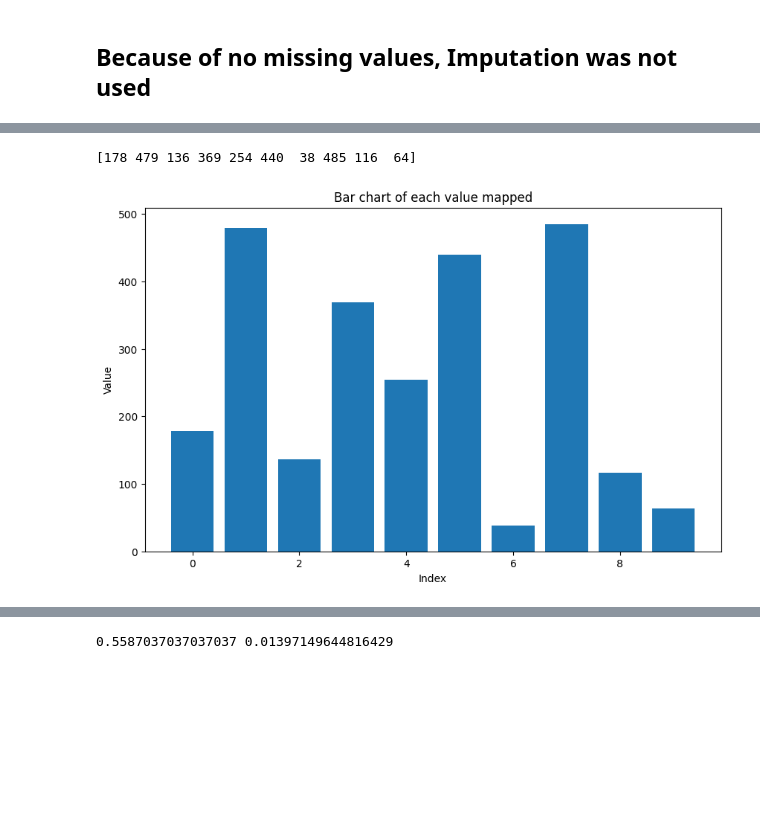
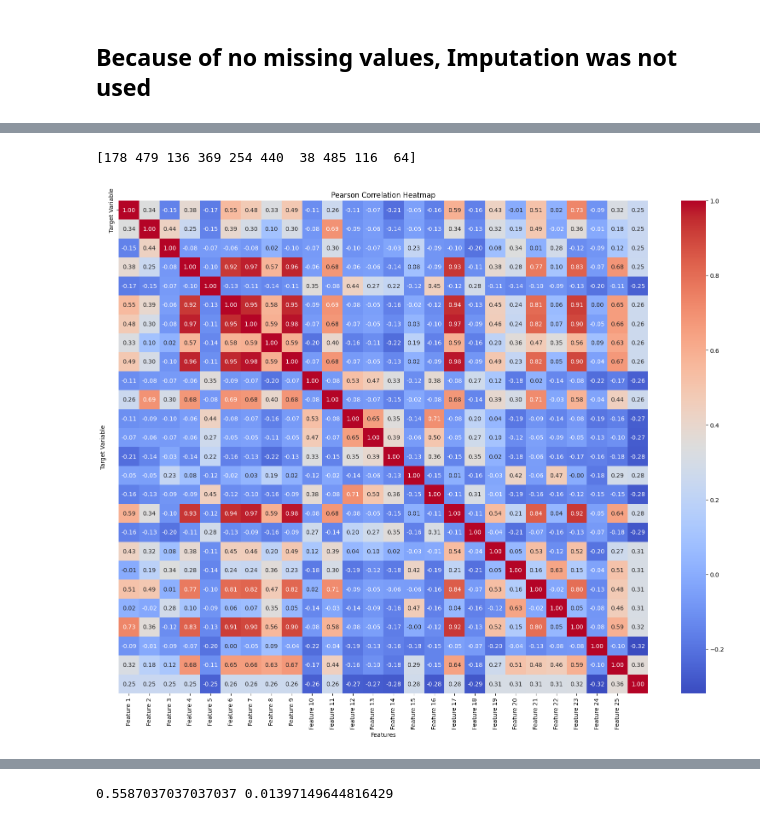
Before and after one commit to aym183/Satellite-Image-Classification, a Jupyter notebook: task1.ipynb, the cells around one changed output, grey strips where cells are left out. Cells and saved outputs as stored; diff of their text form; code cells hidden in the pictures; blank space fills up the shorter version.

Commit message:
Added pearson correlation matrix

```diff
--- a/task1.ipynb
+++ b/task1.ipynb
@@ -130,6 +130,7 @@ Pearson Classification Evaluation Table
 
 <img title="a title" alt="Alt text" src="Images/pearson_evaluation.png" width="350" height="200">
 # %%
+import seaborn as sns
 # ------- TRANSFORMATION [Standardise it] ---------
 # Normalisation -> Feature selection
 # ------- FEATURE SELECTION -> PEARSON CLASSIFICATION [Helps estimate the importance of a feature] ---------
@@ -146,40 +147,52 @@ x_train_norm, x_test_norm = normalise_min_max(x_train, x_test)
 # x_train_norm, x_test_norm = normalise_robust_scaler(x_train, x_test)
 # -------------------------------------------------------
 
 # ------- Any difference bwn SelectKBest and Pearson?
 # skb = SelectKBest(r_regression, k=10)
 # skb.fit(x_train, y_train)
 # x_train_fit = skb.transform(x_train)
 # x_test_fit = skb.transform(x_test)
 
 
 # ----- Standard Scaler and MIN MAX SCALER DIFFERENCE
 
 # Take a look at the correlation values
 
 feature_correlation = pearson_correlation(x_train_norm, y_train)
 print(feature_correlation[:10])
 
-data = feature_correlation[:10]
-plt.figure(figsize=(10, 6))
-plt.bar(range(len(data)), data)
-plt.xlabel('Index')
-plt.ylabel('Value')
-plt.title('Bar chart of each value mapped')
+# data = feature_correlation[:10]
+# plt.figure(figsize=(10, 6))
+# plt.bar(range(len(data)), data)
+# plt.xlabel('Index')
+# plt.ylabel('Value')
+# plt.title('Bar chart of each value mapped')
+# plt.show()
+
+top_features_indices = feature_correlation[-25:]
+selected_features = x_train_norm[:, top_features_indices]
+correlation_matrix = np.corrcoef(selected_features.T, y_train)
+
+# Create heatmap
+plt.figure(figsize=(20, 15))
+sns.heatmap(correlation_matrix, annot=True, cmap='coolwarm', fmt=".2f", xticklabels=['Feature {}'.format(i) for i in range(1, len(top_features_indices)+1)], yticklabels=['Target Variable'])
+plt.title('Pearson Correlation Heatmap')
+plt.xlabel('Features')
+plt.ylabel('Target Variable')
 plt.show()
 
 # correlation_matrix = np.corrcoef(x_train_norm, rowvar=False)
 
 # Min - -0.318938080678068
 # Max - 0.3630486169457985
 
 # ----------------------------------------------------------------
 
 # One-Hot Encoding -> The categorical feature is not ordinal
 # Label and Ordinal Encoding -> The categorical feature is ordinal (Like JR, SR, high school)
 # %% [output]
 [178 479 136 369 254 440  38 485 116  64]
-[figure, old version]
+[figure, new version]
 # %%
 # What does the C hyperparameterisation do?
 # What parameters can be optimised in SVC
```
Also changed, not shown: parts of 1 cell of this notebook.
